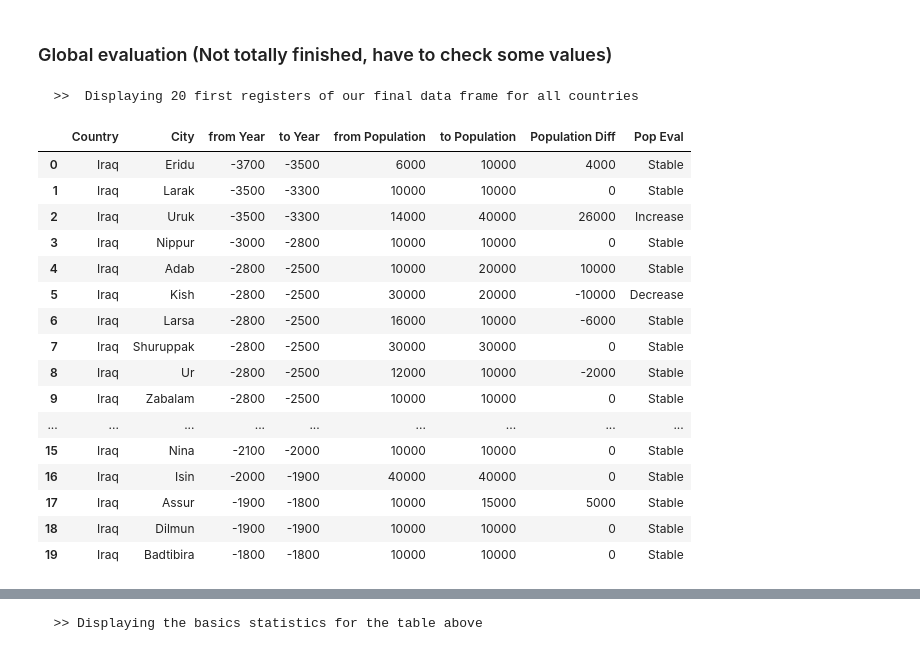
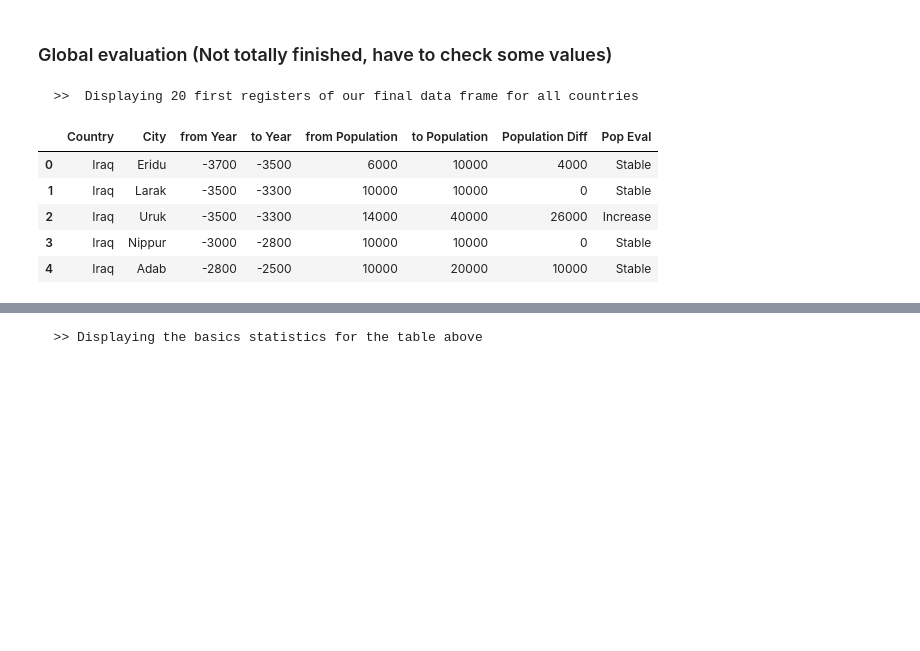
Before and after one commit to ironhack-datalabs/mad-oct-2018, a Jupyter notebook: module-1/pandas-project/your-code/pandas-project.ipynb, the cells around one changed output, grey strips where cells are left out. Cells and saved outputs as stored; diff of their text form; code cells hidden in the pictures; blank space fills up the shorter version.

```diff
--- a/module-1/pandas-project/your-code/pandas-project.ipynb
+++ b/module-1/pandas-project/your-code/pandas-project.ipynb
@@ -319,42 +297,31 @@ for country in excel_file['Country'].unique().tolist():
     else:
         df_year_pop=pd.DataFrame(year_pop,columns=['Country','City','from Year','to Year','from Population','to Population'])
         df_final=pd.concat((df_final,df_year_pop),axis=0).reset_index(drop=True)
 
 df_final['Population Diff']=df_final['to Population']-df_final['from Population']
 label=['Decrease','Stable','Increase']
 
 ## Defining bins width
 
 margin=[(df_final['to Population']-df_final['from Population']).min()*1.1,-10000,10000,
         (df_final['to Population']-df_final['from Population']).max()*1.1]
 
 ## Decrease will be one with a Population Diff less than -10000 people
 ## Increase will be one with a Population Diff more than 10000 people
 ## Stable will be one with a Population Diff between -10000 and 10000 people
 
 bins = pd.cut(df_final['Population Diff'],margin, labels=label)
 final_final=df_final
 final_final['Pop Eval']=bins
 
 print("")
 print("  >>  Displaying 20 first registers of our final data frame for all countries")
-display(final_final.head(20))
+display(final_final.head(5))
 # %% [output]
   >>  Displaying 20 first registers of our final data frame for all countries
 |  | Country | City | from Year | to Year | from Population | to Population | Population Diff | Pop Eval |
 | 0 | Iraq | Eridu | -3700 | -3500 | 6000 | 10000 | 4000 | Stable |
 | 1 | Iraq | Larak | -3500 | -3300 | 10000 | 10000 | 0 | Stable |
 | 2 | Iraq | Uruk | -3500 | -3300 | 14000 | 40000 | 26000 | Increase |
 | 3 | Iraq | Nippur | -3000 | -2800 | 10000 | 10000 | 0 | Stable |
 | 4 | Iraq | Adab | -2800 | -2500 | 10000 | 20000 | 10000 | Stable |
-| 5 | Iraq | Kish | -2800 | -2500 | 30000 | 20000 | -10000 | Decrease |
-| 6 | Iraq | Larsa | -2800 | -2500 | 16000 | 10000 | -6000 | Stable |
-| 7 | Iraq | Shuruppak | -2800 | -2500 | 30000 | 30000 | 0 | Stable |
-| 8 | Iraq | Ur | -2800 | -2500 | 12000 | 10000 | -2000 | Stable |
-| 9 | Iraq | Zabalam | -2800 | -2500 | 10000 | 10000 | 0 | Stable |
-| ... | ... | ... | ... | ... | ... | ... | ... | ... |
-| 15 | Iraq | Nina | -2100 | -2000 | 10000 | 10000 | 0 | Stable |
-| 16 | Iraq | Isin | -2000 | -1900 | 40000 | 40000 | 0 | Stable |
-| 17 | Iraq | Assur | -1900 | -1800 | 10000 | 15000 | 5000 | Stable |
-| 18 | Iraq | Dilmun | -1900 | -1900 | 10000 | 10000 | 0 | Stable |
-| 19 | Iraq | Badtibira | -1800 | -1800 | 10000 | 10000 | 0 | Stable |
```
Also changed, not shown: parts of 4 cells of this notebook.
